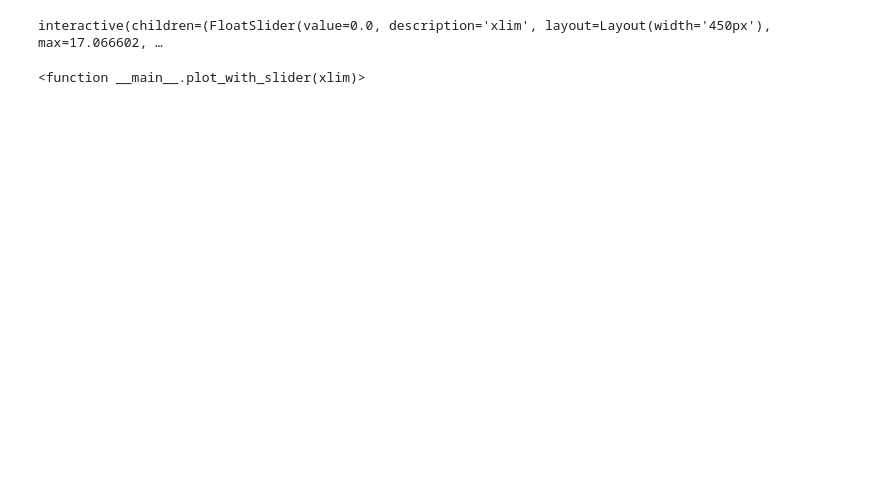
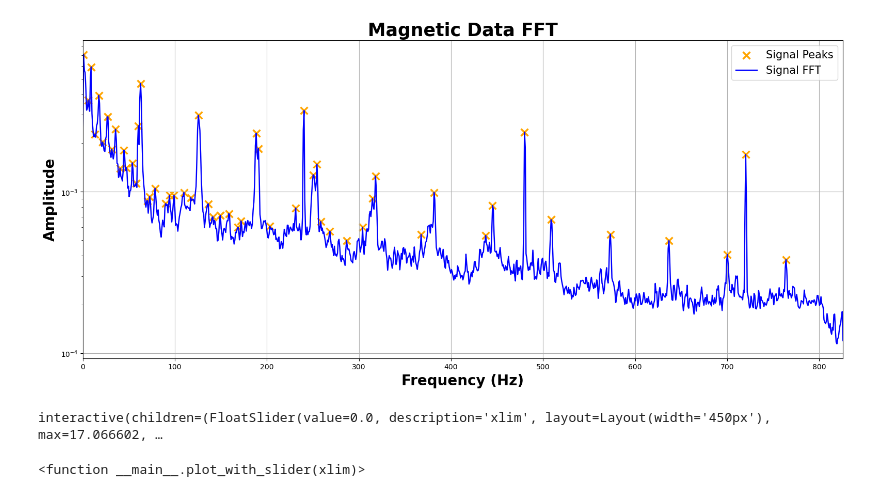
Before and after one commit to EquivocalBeing/CE_code, a Jupyter notebook: Webdaq_Test.ipynb, the cells around one changed output. Drawn from its saved outputs; the diff is of its cells as text; code cells hidden in the pictures; blank space fills up the shorter version.

```diff
--- a/Webdaq_Test.ipynb
+++ b/Webdaq_Test.ipynb
@@ -77,3 +87,28 @@ plt.grid(True)
+# %%
+from scipy import signal
+
+test = [f_v, Pxx_den_v] = signal.welch(v, 1651.612903, window='hamming', nperseg=2000)
+
+peaks, _ = signal.find_peaks(Pxx_den_v, prominence = 10e-8)
+
+#print(f_v[peaks])
+
+plt.figure(figsize = (19, 8))
+
+plt.scatter(f_v[peaks], Pxx_den_v[peaks]**0.5, s = 100, color = 'orange', marker = 'x', linewidths = 2.5, label = 'Signal Peaks')
+plt.semilogy(f_v, Pxx_den_v ** 0.5, color = 'blue', linewidth = 1.75, label = 'Signal FFT')
+#'''
+plt.legend(loc = "upper right", fontsize = 15)
+plt.title("Magnetic Data FFT", fontweight = 'bold', fontsize = 25)
+plt.xlabel("Frequency (Hz)", fontweight = "bold", fontsize = 20)
+plt.ylabel("Amplitude", fontweight = "bold", fontsize = 20)
+#'''
+plt.xlim(0,f_v[len(f_v)-1])
+plt.grid(True)
+plt.show()
+#plt.savefig("mag_fft.pdf")
+# %% [output]
+[figure, added]
 # %%
 from ipywidgets import interact, IntSlider
 from ipywidgets import FloatSlider
```
Also changed, not shown: parts of 6 cells of this notebook.
